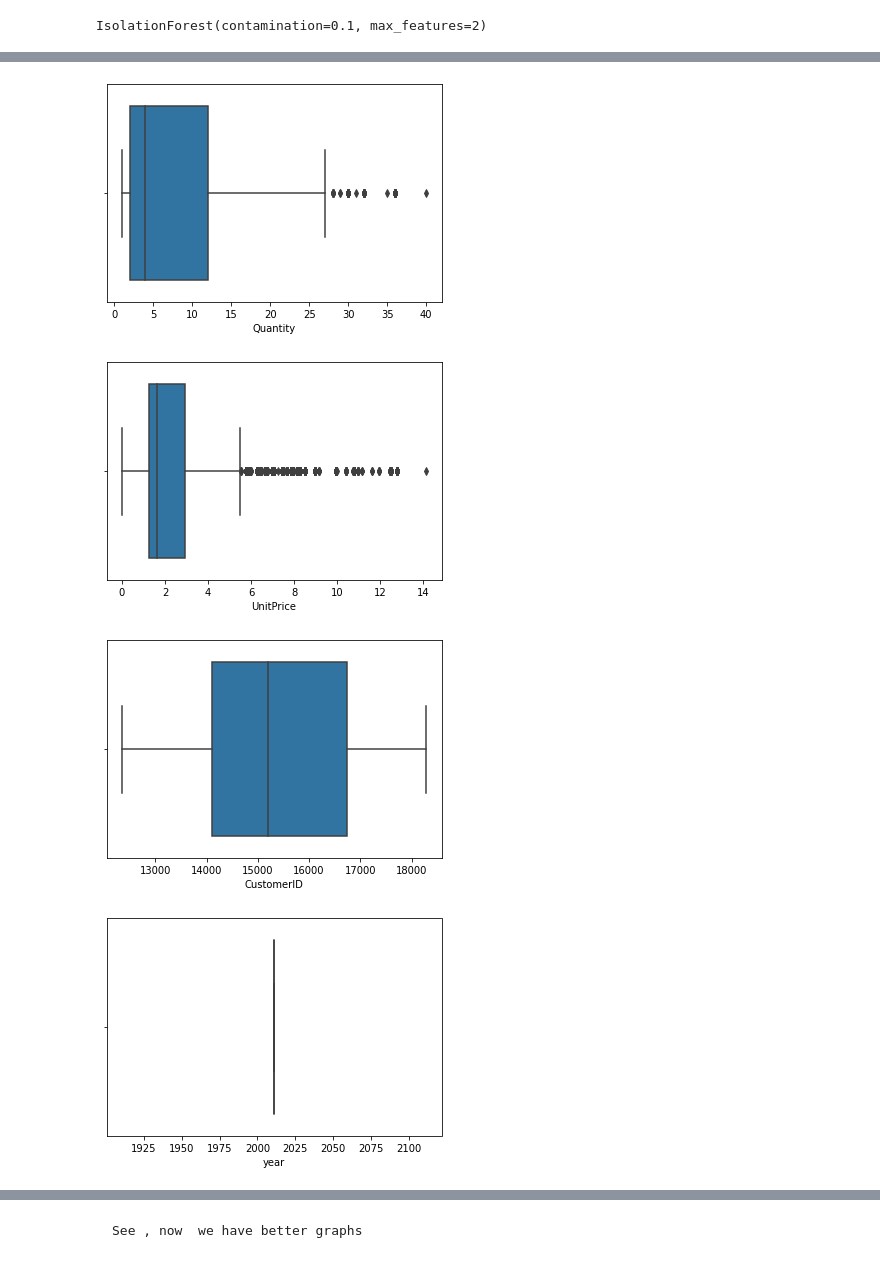
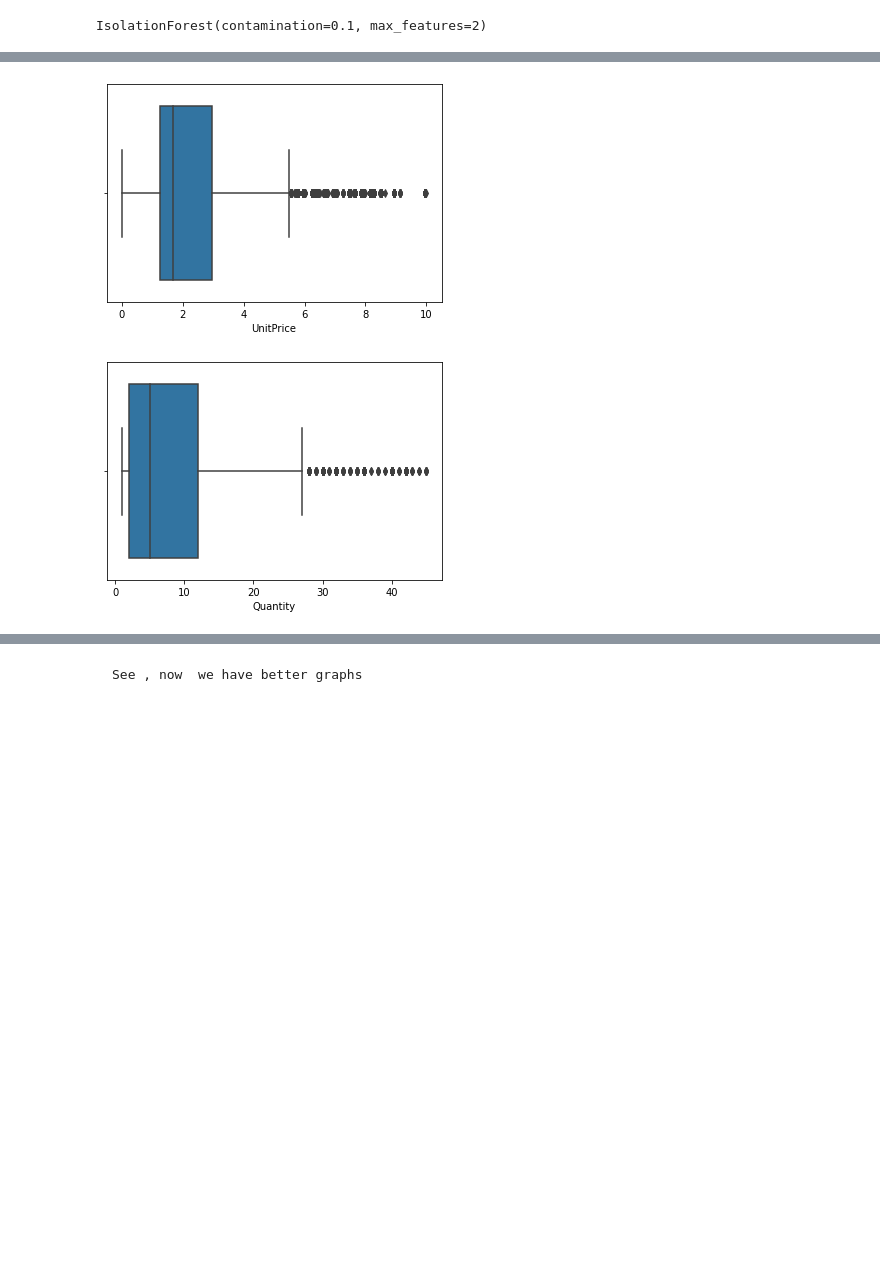
Before and after one commit to ajayn3300/Customer_Segmentation---Clustering, a Jupyter notebook: Online_Retail_Customer_Segmentation_Capstone_Project.ipynb, the cells around one changed output, grey strips where cells are left out. Cells and saved outputs as stored; diff of their text form; code cells hidden in the pictures; blank space fills up the shorter version.

```diff
--- a/Online_Retail_Customer_Segmentation_Capstone_Project.ipynb
+++ b/Online_Retail_Customer_Segmentation_Capstone_Project.ipynb
@@ -176,9 +176,4 @@ Country        0
 dtype: int64
 # %% [markdown]
     NUll  values settled
-# %%
-# Adding year,month and day column in dataframe
-data['year']=data['InvoiceDate'].dt.year  # year
-data['month']=data['InvoiceDate'].dt.month   #month
-data['day']=data['InvoiceDate'].dt.day   # day
 # %%
@@ -199,7 +196,9 @@ data['Quantity']=abs(data['Quantity'])
 # Anomaly Detection
 # %%
 # outliers
-for i,j in enumerate(data.describe().columns):
+x_names=['UnitPrice','Quantity']
+print(x_names)
+for i,j in enumerate(x_names):
   plt.figure(i+1)
   sns.boxplot(data[j])
 # %% [output]
@@ -219,12 +215,12 @@ from sklearn.ensemble import IsolationForest       #
 detector=IsolationForest(n_estimators=100,max_samples='auto',contamination=0.1,max_features=2)
 
 # fit_transform
-detector.fit(data[data.describe().columns])
+detector.fit(data[x_names])
 # %% [output]
 IsolationForest(contamination=0.1, max_features=2)
 # %%
 #adding columns which will tell if the that data point is anomaly or not
-data['iforest']=detector.predict(data[data.describe().columns])
+data['iforest']=detector.predict(data[x_names])
 # %%
 # Let's see  sample
 data.sample()
@@ -243,10 +239,8 @@ data.sample()
 # %%
 # Let's plot features again
-for i,j in enumerate(data.describe().columns):
+for i,j in enumerate(x_names):
   plt.figure(i+1)
   sns.boxplot(data[j])
 # %% [output]
-[figure, old version]
+[figure, new version]
-[figure, old version]
+[figure, new version]
-[figure, removed]
-[figure, removed]
```
Also changed, not shown: parts of 20 cells of this notebook.
